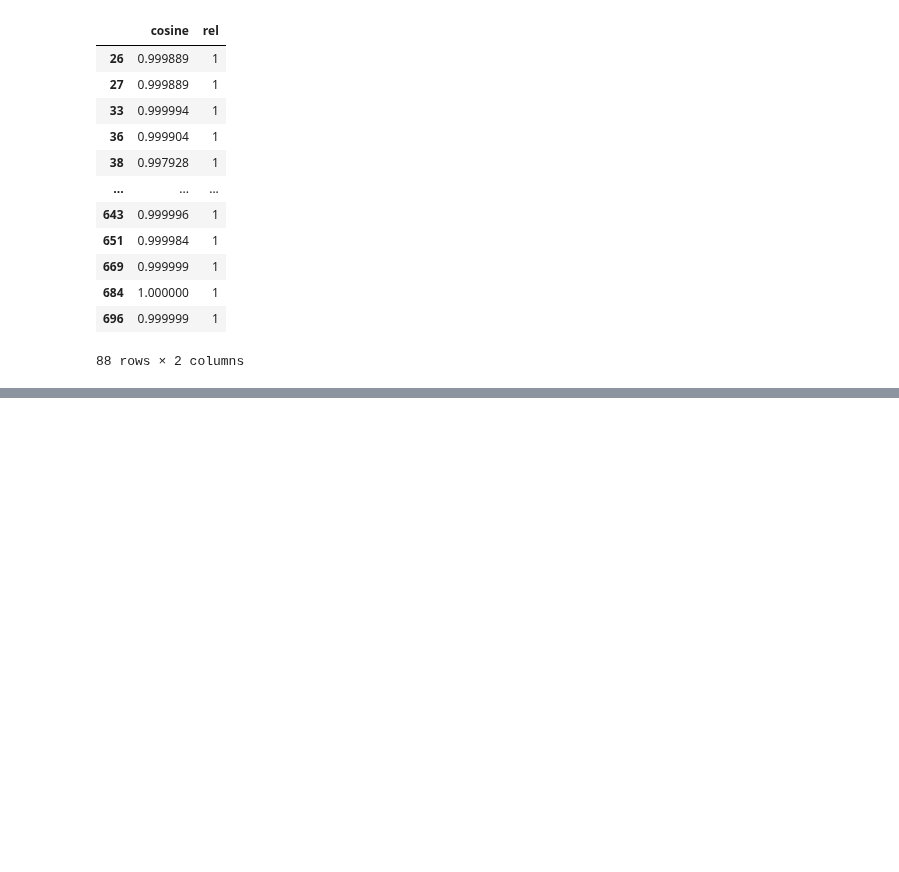
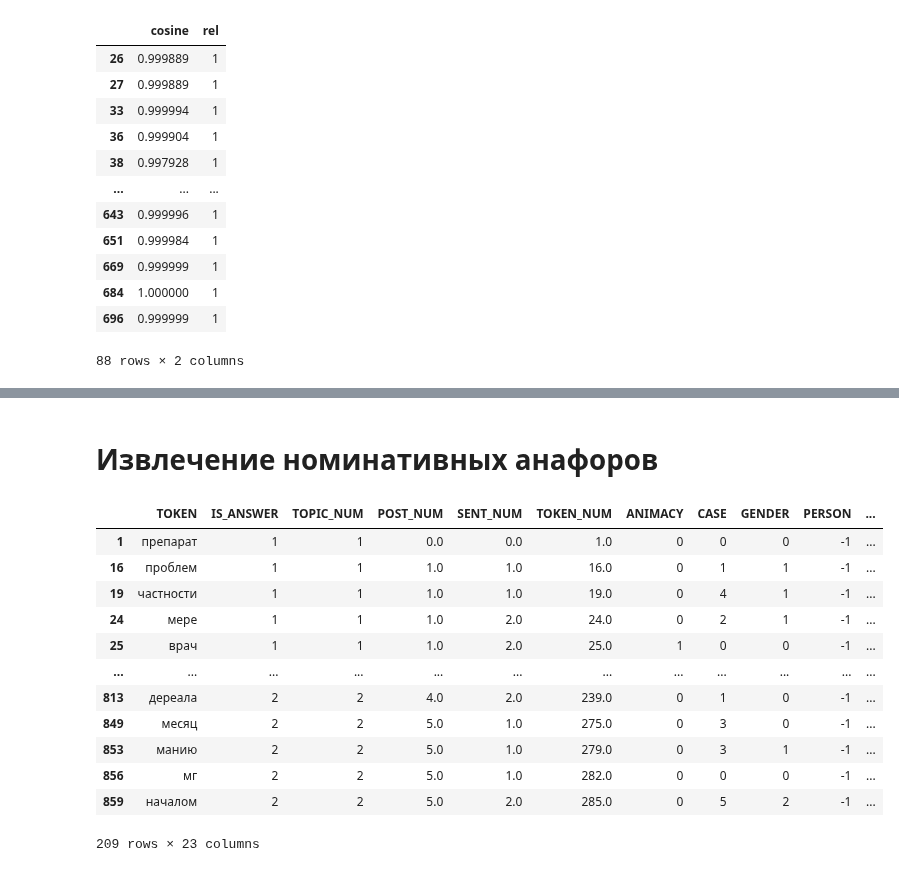
Before and after one commit to DmitryKutsev/cross-document_coreference, a Jupyter notebook: classifiers/rule_ml_pair_pron.ipynb, the cells around one changed output, grey strips where cells are left out. Cells and saved outputs as stored; diff of their text form; code cells hidden in the pictures; blank space fills up the shorter version.

```diff
--- a/classifiers/rule_ml_pair_pron.ipynb
+++ b/classifiers/rule_ml_pair_pron.ipynb
@@ -1405,3 +1397,21 @@ rule_eval(pred, y_test)
 # clf = tree.DecisionTreeClassifier(max_depth=2000, )
 # clf.fit(X, y)
 # clf.score(X_test, y_test)
+# %% [markdown]
+# **Извлечение номинативных анафоров**
+# %%
+df.loc[(df['POS'] == 1) &  (df['NER'] == 0)].iloc[:209, :]
+# %% [output]
+|  | TOKEN | IS_ANSWER | TOPIC_NUM | POST_NUM | SENT_NUM | TOKEN_NUM | ANIMACY | CASE | GENDER | PERSON | ... |
+| 1 | препарат | 1 | 1 | 0.0 | 0.0 | 1.0 | 0 | 0 | 0 | -1 | ... |
+| 16 | проблем | 1 | 1 | 1.0 | 1.0 | 16.0 | 0 | 1 | 1 | -1 | ... |
+| 19 | частности | 1 | 1 | 1.0 | 1.0 | 19.0 | 0 | 4 | 1 | -1 | ... |
+| 24 | мере | 1 | 1 | 1.0 | 2.0 | 24.0 | 0 | 2 | 1 | -1 | ... |
+| 25 | врач | 1 | 1 | 1.0 | 2.0 | 25.0 | 1 | 0 | 0 | -1 | ... |
+| ... | ... | ... | ... | ... | ... | ... | ... | ... | ... | ... | ... |
+| 813 | дереала | 2 | 2 | 4.0 | 2.0 | 239.0 | 0 | 1 | 0 | -1 | ... |
+| 849 | месяц | 2 | 2 | 5.0 | 1.0 | 275.0 | 0 | 3 | 0 | -1 | ... |
+| 853 | манию | 2 | 2 | 5.0 | 1.0 | 279.0 | 0 | 3 | 1 | -1 | ... |
+| 856 | мг | 2 | 2 | 5.0 | 1.0 | 282.0 | 0 | 0 | 0 | -1 | ... |
+| 859 | началом | 2 | 2 | 5.0 | 2.0 | 285.0 | 0 | 5 | 2 | -1 | ... |
+209 rows × 23 columns
```
Also changed, not shown: parts of 45 cells of this notebook.
